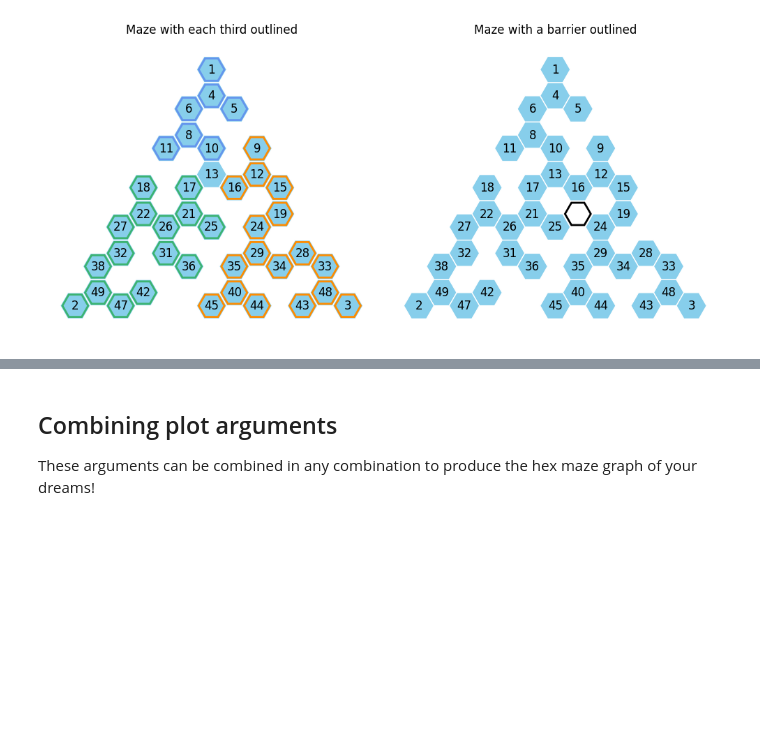
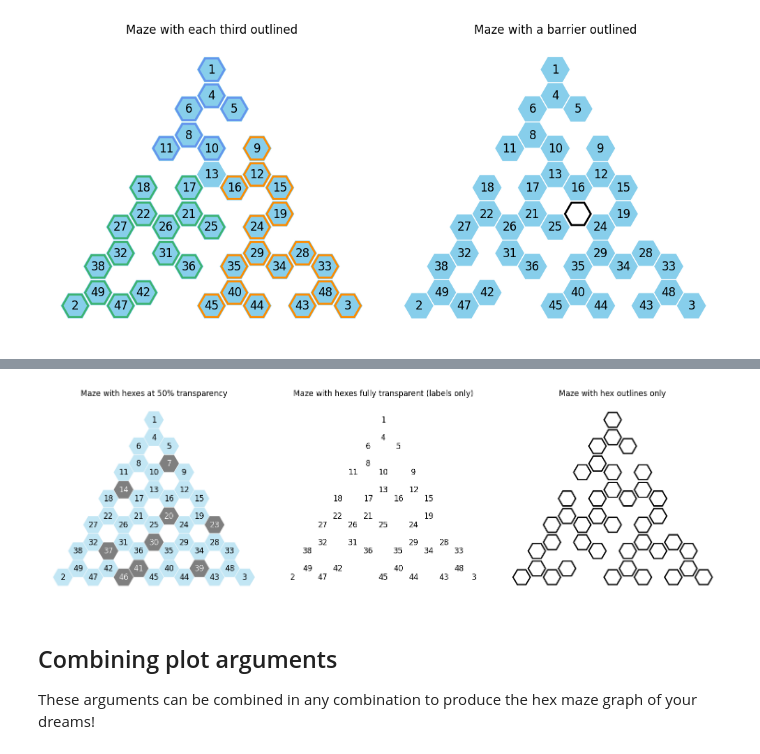
Before and after one commit to calderast/Hex-maze, a Jupyter notebook: Tutorials/11_Plotting_Hex_Mazes.ipynb, the cells around one changed output, grey strips where cells are left out. Cells and saved outputs as stored; diff of their text form; code cells hidden in the pictures; blank space fills up the shorter version.

```diff
--- a/Tutorials/11_Plotting_Hex_Mazes.ipynb
+++ b/Tutorials/11_Plotting_Hex_Mazes.ipynb
@@ -355,3 +366,30 @@ plt.show()
+# %%
+example_maze = {37, 7, 39, 41, 14, 46, 20, 23, 30}
+
+# Get set of all open hexes
+open_hexes = set(range(50)) - example_maze
+
+# Set up subplots so we can view the mazes next to each other
+fig, axes = plt.subplots(1, 3, figsize=(15, 5))
+axes = axes.flatten()
+
+# Plot the maze with alpha=0.5
+axes[0].set_title('Maze with hexes at 50% transparency')
+plot_hex_maze(example_maze, ax=axes[0], hex_alpha=0.5)
+
+# Plot the maze with alpha=0 (hex labels only)
+axes[1].set_title('Maze with hexes fully transparent (labels only)')
+plot_hex_maze(example_maze, ax=axes[1], show_barriers=False, hex_alpha=0)
+
+# Plot the maze with alpha=0 and no hex labels, and open hexes outlined in black
+axes[2].set_title('Maze with hex outlines only')
+plot_hex_maze(example_maze, ax=axes[2], show_barriers=False, show_hex_labels=False,
+              hex_alpha=0, outline_hexes=open_hexes, outline_colors='k')
+
+plt.tight_layout()
+plt.show()
+# %% [output]
+[figure, added]
 # %% [markdown]
 ## Combining plot arguments
 
```
Also changed, not shown: parts of 3 cells of this notebook, 1 other file.
